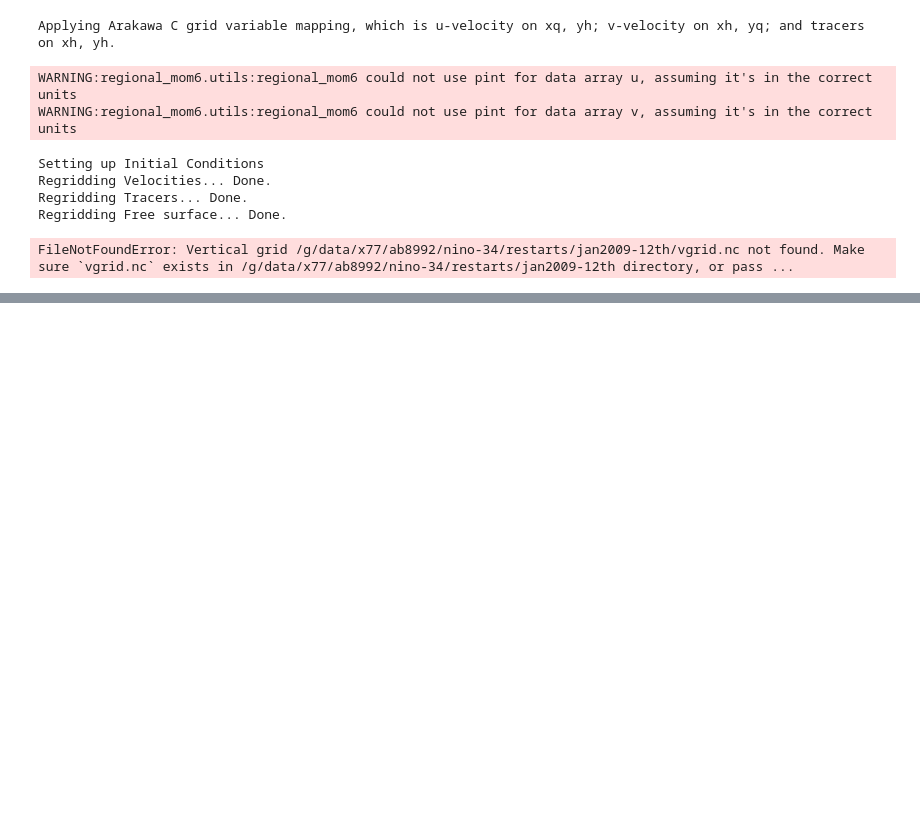
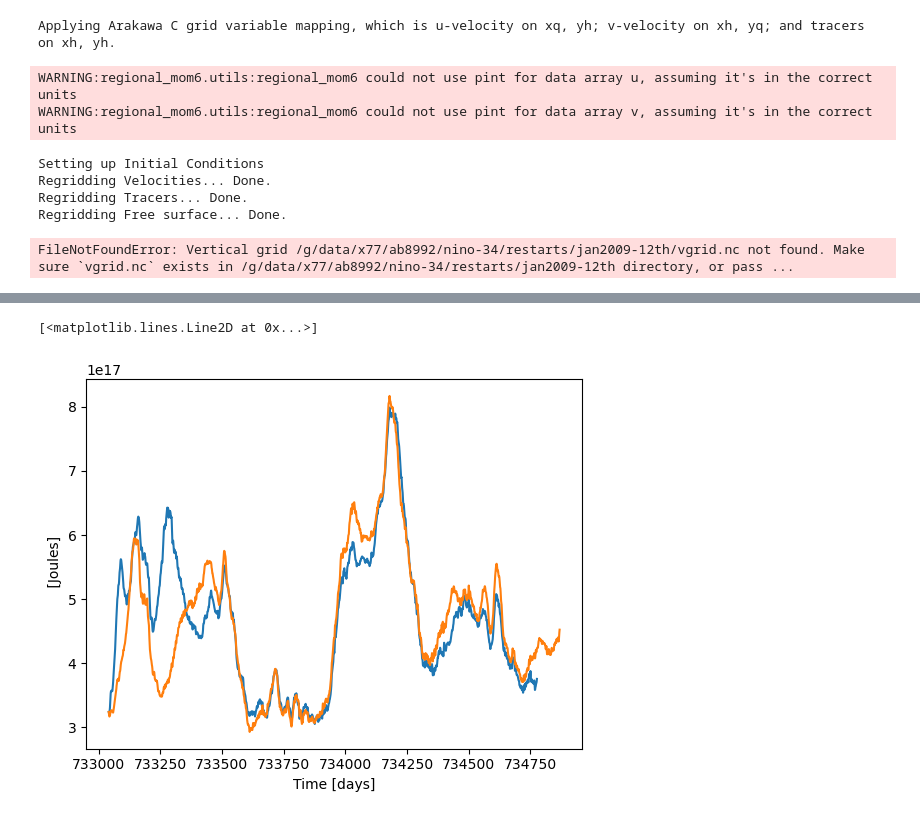
Before and after one commit to ashjbarnes/nino34-setup-expts, a Jupyter notebook: perterb_ics.ipynb, the cells around one changed output, grey strips where cells are left out. Saved outputs shown, nothing was run; the diff lists cells and outputs as text; code cells hidden in the pictures; blank space fills up the shorter version.

```diff
--- a/perterb_ics.ipynb
+++ b/perterb_ics.ipynb
@@ -107,0 +158,8 @@ print((d + 1e-03 * np.random.random(size = d.shape)).values[0,0,0,0])
+# %%
+s = xr.open_mfdataset("/g/data/gb02/ab8992/rom3-rundirs/nino-25th/archive/output*/ocean.stats.nc")
+(s.KE.sum("Layer") + s.APE.sum("Interface")).plot()
+s1 = xr.open_mfdataset("/g/data/gb02/ab8992/rom3-rundirs/nino-12th/archive/output*/ocean.stats.nc")
+(s1.KE.sum("Layer") + s1.APE.sum("Interface")).plot()
+# %% [output]
+[<matplotlib.lines.Line2D at 0x...>]
+[figure, added]
```
Also changed, not shown: parts of 6 cells of this notebook.
